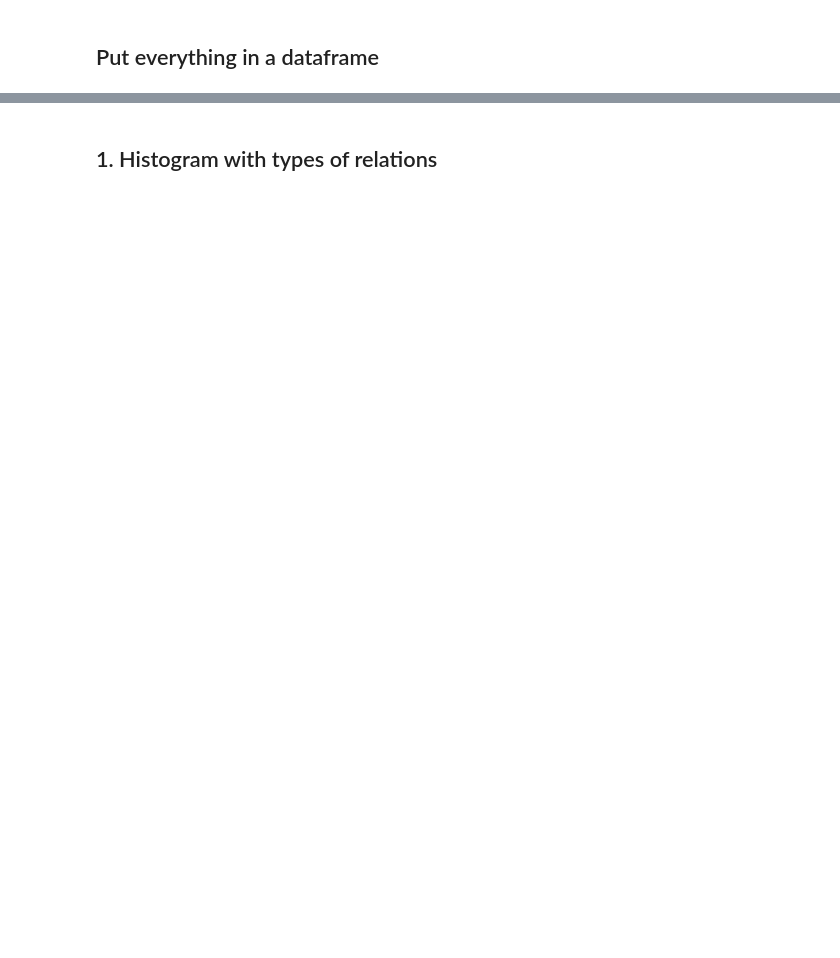
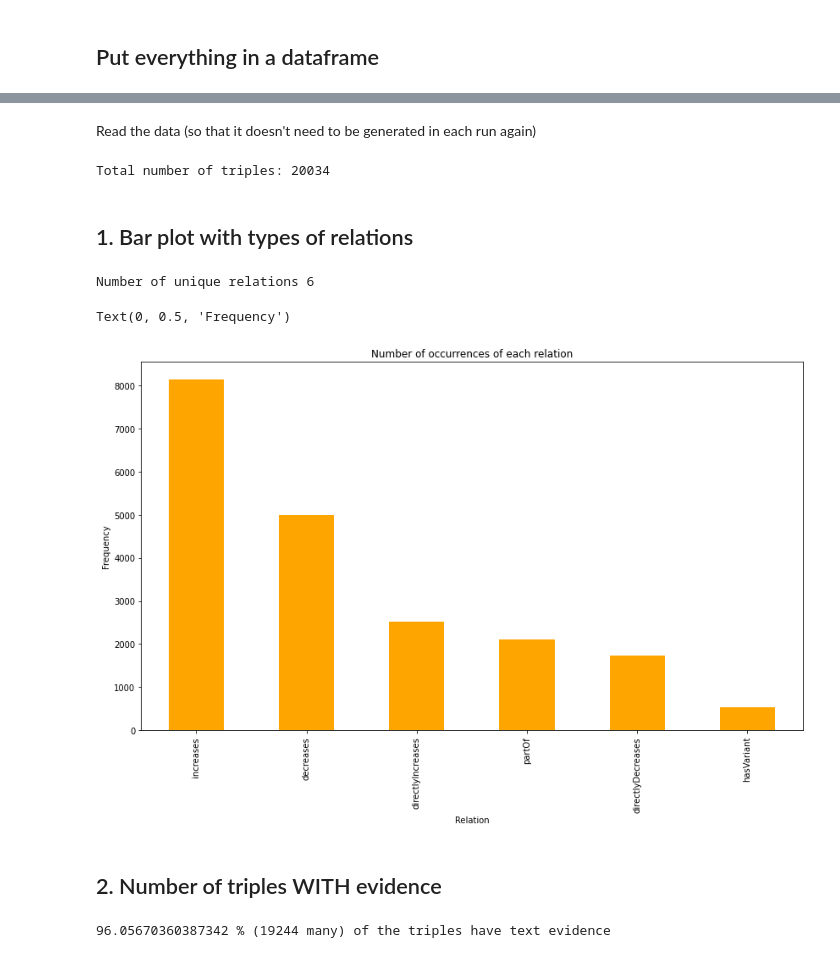
Before and after one commit to stonkgs/stonkgs, a Jupyter notebook: notebooks/indra_data_statistics.ipynb, the cells around one changed output, grey strips where cells are left out. Cells and saved outputs as stored; diff of their text form; code cells hidden in the pictures; blank space fills up the shorter version.

```diff
--- a/notebooks/indra_data_statistics.ipynb
+++ b/notebooks/indra_data_statistics.ipynb
@@ -167,2 +178,36 @@ p
+# %% [markdown]
+Read the data (so that it doesn't need to be generated in each run again)
+# %%
+all_triple_text_pairs = pd.read_csv(os.path.join(INPUT_DIR, 'all_triples.tsv'), sep='\t', index_col=None)
+
+# Print the total number of triples
+print(f'Total number of triples: {len(all_triple_text_pairs)}')
+# %% [output]
+Total number of triples: 20034
 # %% [markdown]
-## 1. Histogram with types of relations
+## 1. Bar plot with types of relations
+# %%
+# Get the number of unique relations
+print(f'Number of unique relations {len(np.unique(all_triple_text_pairs["relation"]))}')
+# Print the frequencies of the different relations in a barchart, only plot the 20 most frequent ones
+ax = all_triple_text_pairs['relation'].value_counts().sort_values(ascending=False)[:20].plot(kind='bar',
+                                       figsize=(14,8),
+                                       color='orange',
+                                       title='Number of occurrences of each relation')
+ax.set_xlabel('Relation')
+ax.set_ylabel('Frequency')
+# %% [output]
+Number of unique relations 6
+Text(0, 0.5, 'Frequency')
+[figure, added]
+# %% [markdown]
+## 2. Number of triples WITH evidence
+# %%
+# Filter by those entries that have evidence (and that don't have 'No evidence text.')
+entries_with_evidence = all_triple_text_pairs[all_triple_text_pairs['evidence'] is not None and
+                                           all_triple_text_pairs['evidence'] != 'No evidence text.']
+# Print percentage
+print(f'{len(entries_with_evidence)/len(all_triple_text_pairs) * 100} % ({len(entries_with_evidence)} many) \
+of the triples have text evidence')
+# %% [output]
+96.05670360387342 % (19244 many) of the triples have text evidence
```
Also changed, not shown: parts of 10 cells of this notebook.
